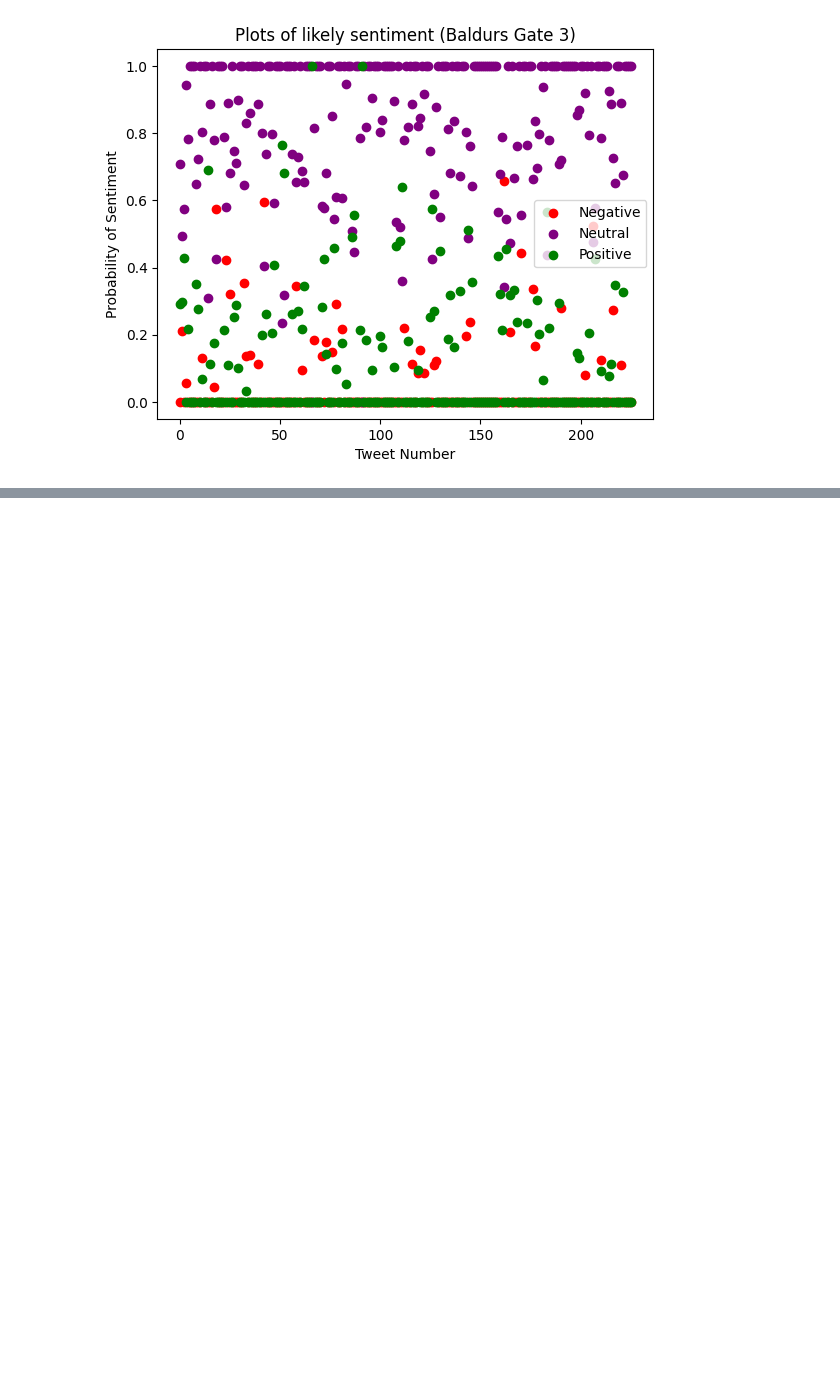
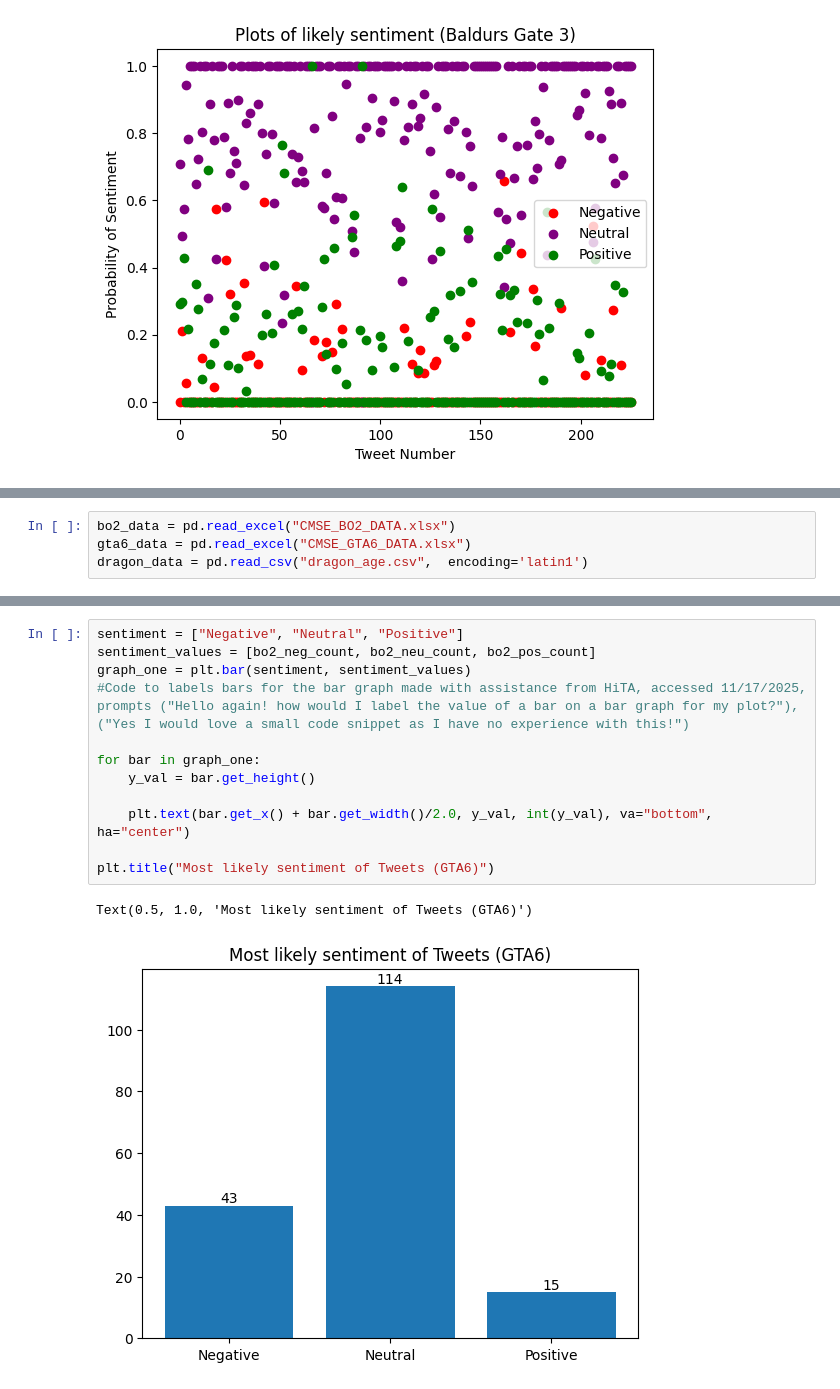
Before and after one commit to CartyJah/OOP_Language_Sentiment_Project, a Jupyter notebook: LanguageSentiment.ipynb, the cells around one changed output, grey strips where cells are left out. Saved outputs shown, nothing was run; the diff lists cells and outputs as text; blank space fills up the shorter version.

```diff
--- a/LanguageSentiment.ipynb
+++ b/LanguageSentiment.ipynb
@@ -94,0 +95,4 @@ Text(0.5, 1.0, 'Most likely sentiment of Tweets')
+# %%
+bo2_data = pd.read_excel("CMSE_BO2_DATA.xlsx")
+gta6_data = pd.read_excel("CMSE_GTA6_DATA.xlsx")
+dragon_data = pd.read_csv("dragon_age.csv",  encoding='latin1')
@@ -94,0 +148,15 @@ Text(0.5, 1.0, 'Most likely sentiment of Tweets')
+# %%
+sentiment = ["Negative", "Neutral", "Positive"]
+sentiment_values = [bo2_neg_count, bo2_neu_count, bo2_pos_count]
+graph_one = plt.bar(sentiment, sentiment_values)
+#Code to labels bars for the bar graph made with assistance from HiTA, accessed 11/17/2025, prompts ("Hello again! how would I label the value of a bar on a bar graph for my plot?"), ("Yes I would love a small code snippet as I have no experience with this!")
+
+for bar in graph_one:
+    y_val = bar.get_height()
+
+    plt.text(bar.get_x() + bar.get_width()/2.0, y_val, int(y_val), va="bottom", ha="center")
+
+plt.title("Most likely sentiment of Tweets (GTA6)")
+# %% [output]
+Text(0.5, 1.0, 'Most likely sentiment of Tweets (GTA6)')
+[figure, added]
```
Also changed, not shown: parts of 12 cells of this notebook, 3 other files.
